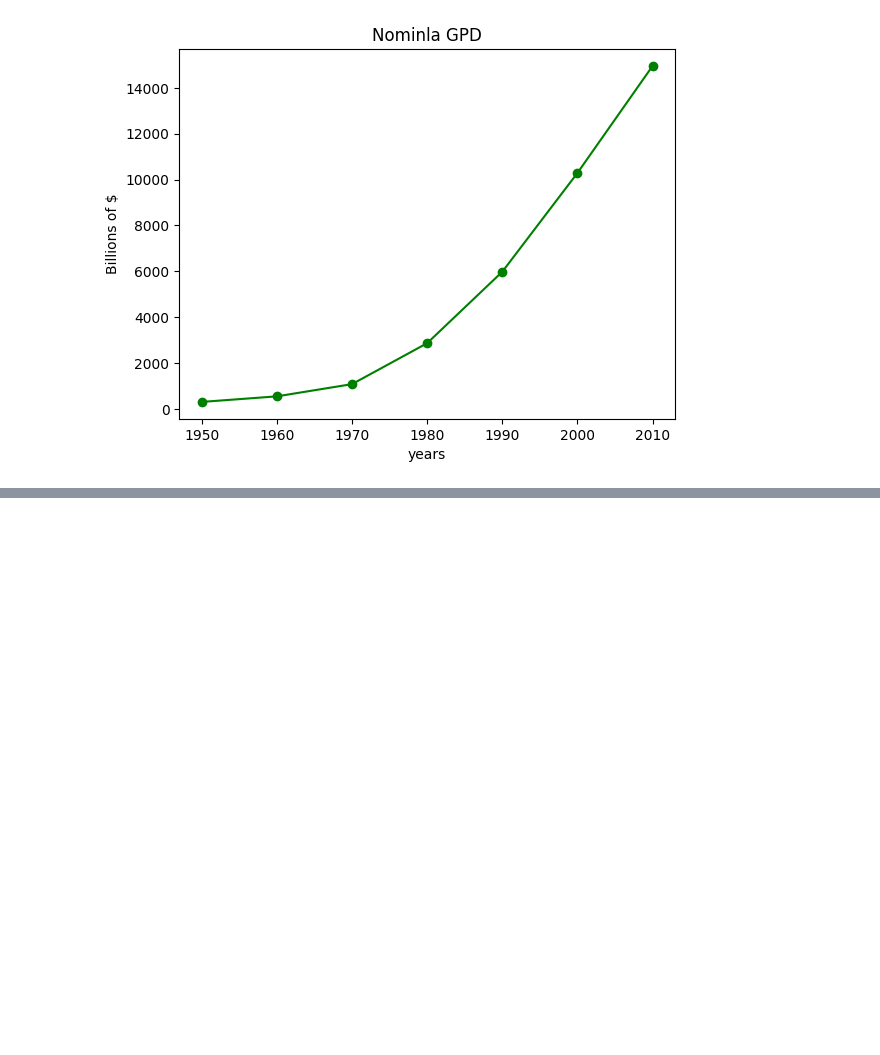
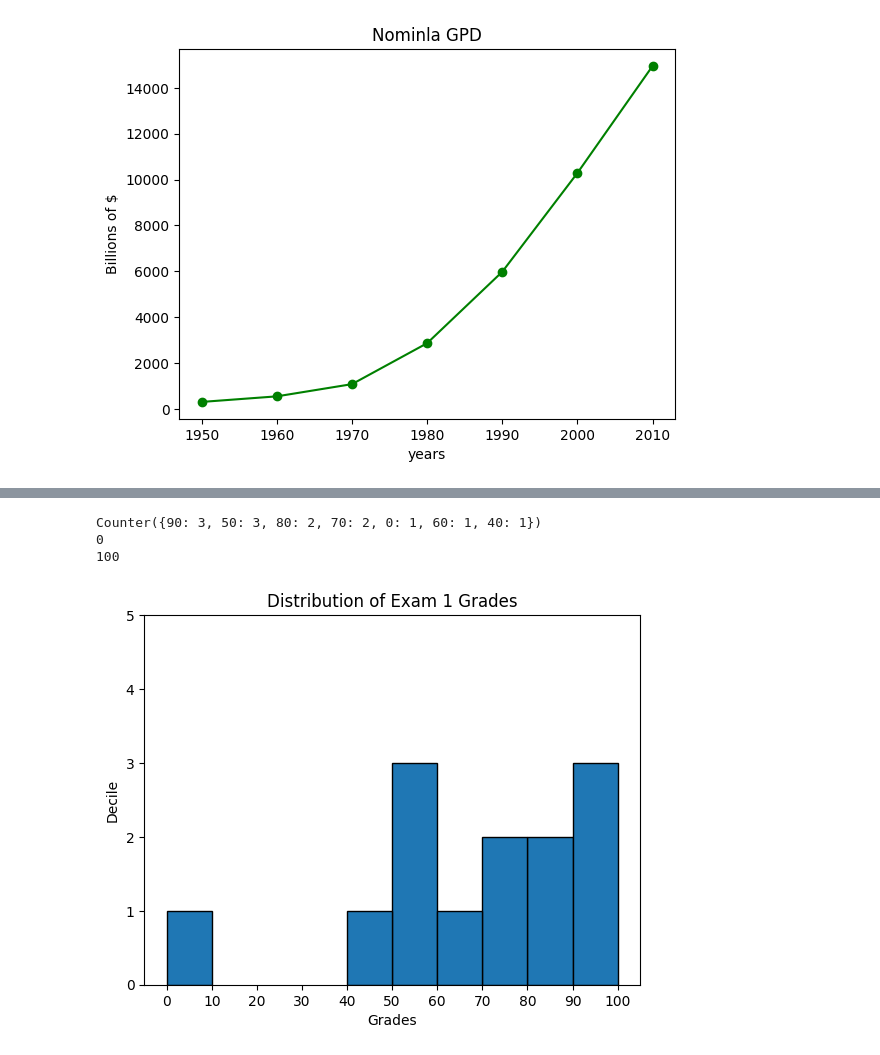
Before and after one commit to LucasSimass/Python, a Jupyter notebook: Livros (exercicios e anotações)/Data Science (Joel Grus)/visualizing_datas.ipynb, the cells around one changed output, grey strips where cells are left out. Cells and saved outputs as stored; diff of their text form; code cells hidden in the pictures; blank space fills up the shorter version.

```diff
--- a/Livros (exercicios e anotações)/Data Science (Joel Grus)/visualizing_datas.ipynb
+++ b/Livros (exercicios e anotações)/Data Science (Joel Grus)/visualizing_datas.ipynb
@@ -59,0 +60,35 @@ plt.show()
+# %%
+from collections import Counter
+
+grades: list[int] = [83, 72, 96, 0, 100, 54, 78, 81, 96, 67, 57, 43,50]
+
+                                            # agroupe the grades by decile, but put the 100 with the 90
+                                            #the // return only the integer (if has a float it descart)
+histogram: Counter[int]= Counter(min(grade // 10 * 10, 90) for grade in grades) # it will return a map
+
+plt.bar(
+    [x + 5 for x in histogram.keys()],      # move the bars to the right in five
+    histogram.values(),                     # atribute the for each bar the correct height
+    10,                                     # atribute the width ten for each bar
+    edgecolor=(0,0,0),                      # turn dark the border of the bars
+    )
+
+plt.axis([-5,105,0,5])                      # axle of x betwenn -5 and 105
+                                            # axle of y betwenn 0 and 5
+
+plt.xticks([10 * i for i in range(11)],)    # labels
+
+plt.xlabel("Grades")
+plt.ylabel("Decile")
+
+plt.title("Distribution of Exam 1 Grades")
+
+print(histogram)                            # Counter({90: 3, 50: 3, 80: 2, 70: 2, 0: 1, 60: 1, 40: 1})
+print(min(0,90))                            # return the minimun value possible in the list
+print(100 // 10 * 10)
+plt.show()
+# %% [output]
+Counter({90: 3, 50: 3, 80: 2, 70: 2, 0: 1, 60: 1, 40: 1})
+0
+100
+[figure, added]
```
Also changed, not shown: parts of 3 cells of this notebook.
